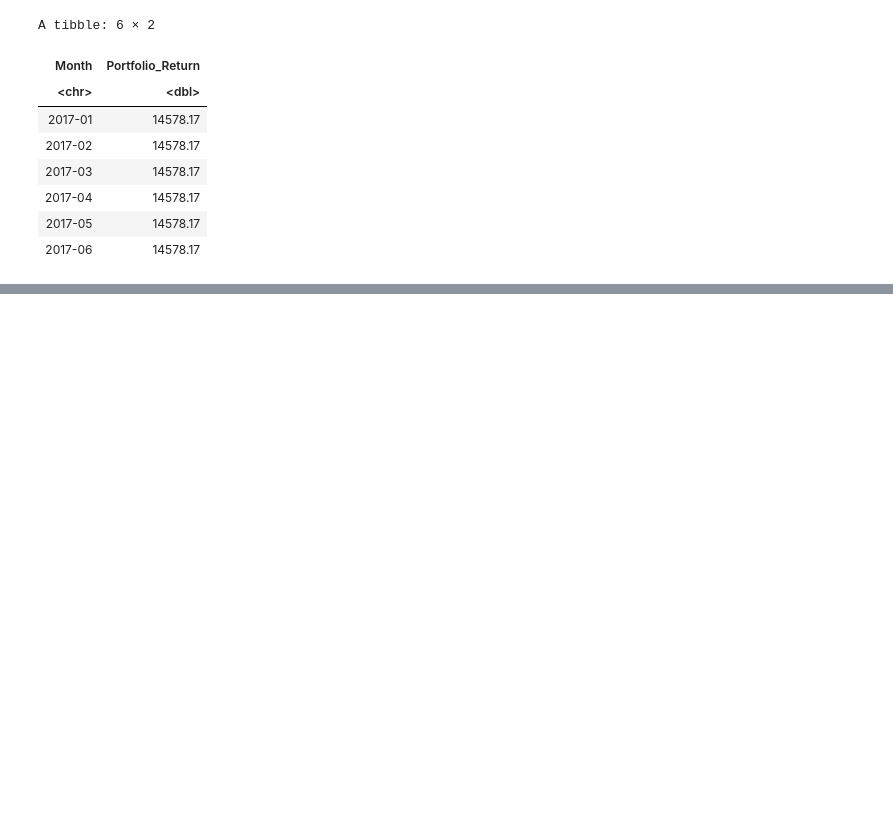
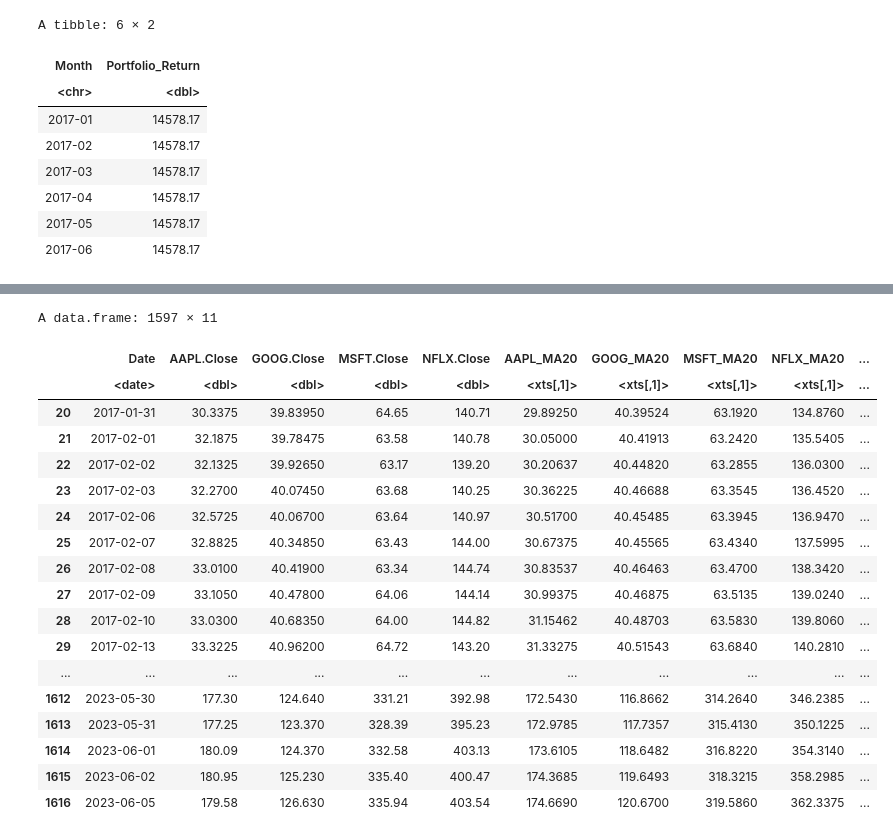
Before and after one commit to ThomasTranGithub/Algo.Trading.Strategies, a Jupyter notebook: standard_deviation_buysellsignals.ipynb, the cells around one changed output, grey strips where cells are left out. Saved outputs shown, nothing was run; the diff lists cells and outputs as text; code cells hidden in the pictures; blank space fills up the shorter version.

```diff
--- a/standard_deviation_buysellsignals.ipynb
+++ b/standard_deviation_buysellsignals.ipynb
@@ -284,0 +282,11 @@ head(buy_signal)
+# %%
+closing_prices_df <- data.frame(Date = index(AAPL),
+                               AAPL = coredata(AAPL),
+                               GOOG = coredata(GOOG),
+                               MSFT = coredata(MSFT),
+                               NFLX = coredata(NFLX))
+# %%
+closing_prices_df$AAPL_MA20 <- SMA(Cl(AAPL), n = 20)
+closing_prices_df$GOOG_MA20 <- SMA(Cl(GOOG), n = 20)
+closing_prices_df$MSFT_MA20 <- SMA(Cl(MSFT), n = 20)
+closing_prices_df$NFLX_MA20 <- SMA(Cl(NFLX), n = 20)
@@ -284,0 +311,22 @@ head(buy_signal)
+# %%
+closing_prices_df
+# %% [output]
+A data.frame: 1597 × 11
+|  | Date | AAPL.Close | GOOG.Close | MSFT.Close | NFLX.Close | AAPL_MA20 | GOOG_MA20 | MSFT_MA20 | NFLX_MA20 | ... |
+|  | <date> | <dbl> | <dbl> | <dbl> | <dbl> | <xts[,1]> | <xts[,1]> | <xts[,1]> | <xts[,1]> | ... |
+| 20 | 2017-01-31 | 30.3375 | 39.83950 | 64.65 | 140.71 | 29.89250 | 40.39524 | 63.1920 | 134.8760 | ... |
+| 21 | 2017-02-01 | 32.1875 | 39.78475 | 63.58 | 140.78 | 30.05000 | 40.41913 | 63.2420 | 135.5405 | ... |
+| 22 | 2017-02-02 | 32.1325 | 39.92650 | 63.17 | 139.20 | 30.20637 | 40.44820 | 63.2855 | 136.0300 | ... |
+| 23 | 2017-02-03 | 32.2700 | 40.07450 | 63.68 | 140.25 | 30.36225 | 40.46688 | 63.3545 | 136.4520 | ... |
+| 24 | 2017-02-06 | 32.5725 | 40.06700 | 63.64 | 140.97 | 30.51700 | 40.45485 | 63.3945 | 136.9470 | ... |
+| 25 | 2017-02-07 | 32.8825 | 40.34850 | 63.43 | 144.00 | 30.67375 | 40.45565 | 63.4340 | 137.5995 | ... |
+| 26 | 2017-02-08 | 33.0100 | 40.41900 | 63.34 | 144.74 | 30.83537 | 40.46463 | 63.4700 | 138.3420 | ... |
+| 27 | 2017-02-09 | 33.1050 | 40.47800 | 64.06 | 144.14 | 30.99375 | 40.46875 | 63.5135 | 139.0240 | ... |
+| 28 | 2017-02-10 | 33.0300 | 40.68350 | 64.00 | 144.82 | 31.15462 | 40.48703 | 63.5830 | 139.8060 | ... |
+| 29 | 2017-02-13 | 33.3225 | 40.96200 | 64.72 | 143.20 | 31.33275 | 40.51543 | 63.6840 | 140.2810 | ... |
+| ... | ... | ... | ... | ... | ... | ... | ... | ... | ... | ... |
+| 1612 | 2023-05-30 | 177.30 | 124.640 | 331.21 | 392.98 | 172.5430 | 116.8662 | 314.2640 | 346.2385 | ... |
+| 1613 | 2023-05-31 | 177.25 | 123.370 | 328.39 | 395.23 | 172.9785 | 117.7357 | 315.4130 | 350.1225 | ... |
+| 1614 | 2023-06-01 | 180.09 | 124.370 | 332.58 | 403.13 | 173.6105 | 118.6482 | 316.8220 | 354.3140 | ... |
+| 1615 | 2023-06-02 | 180.95 | 125.230 | 335.40 | 400.47 | 174.3685 | 119.6493 | 318.3215 | 358.2985 | ... |
+| 1616 | 2023-06-05 | 179.58 | 126.630 | 335.94 | 403.54 | 174.6690 | 120.6700 | 319.5860 | 362.3375 | ... |
```
Also changed, not shown: parts of 10 cells of this notebook.
